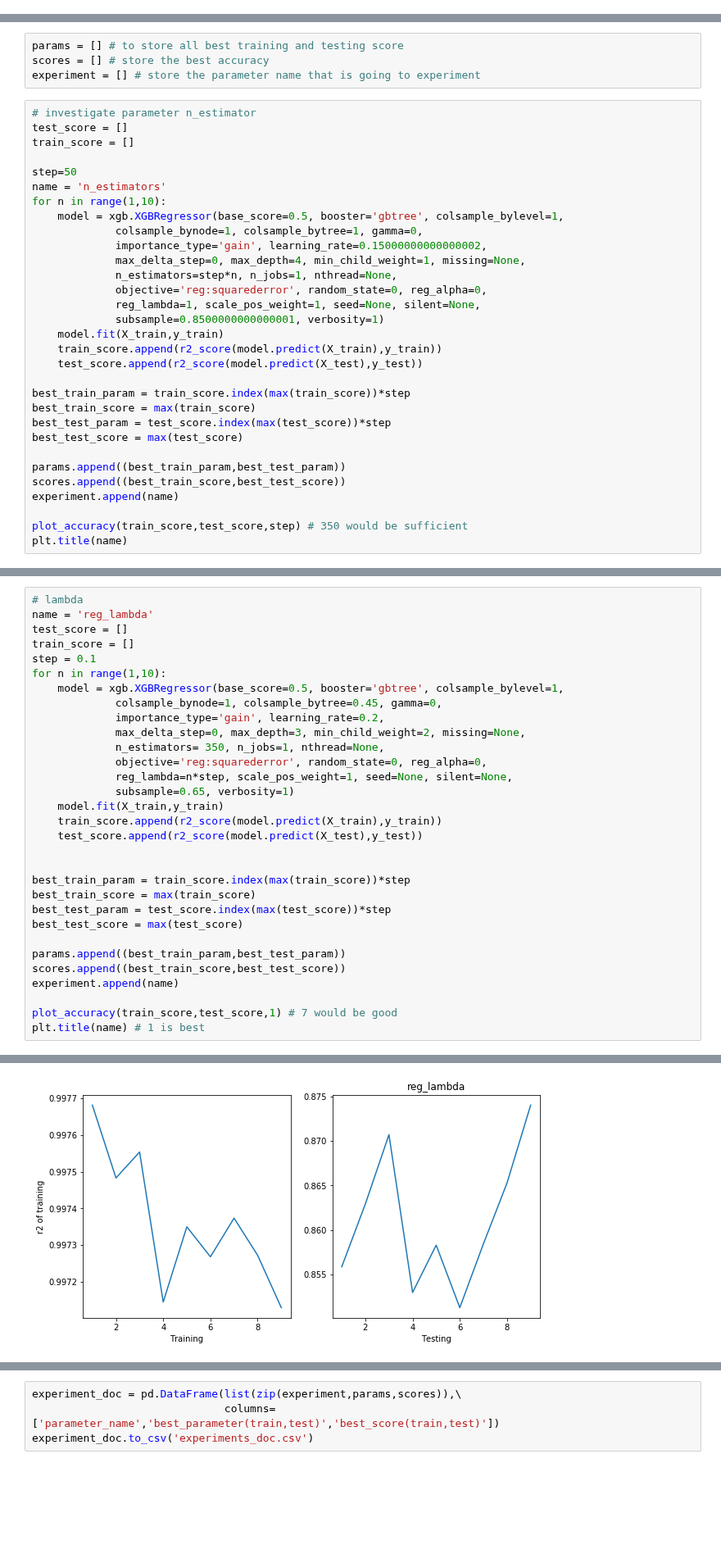
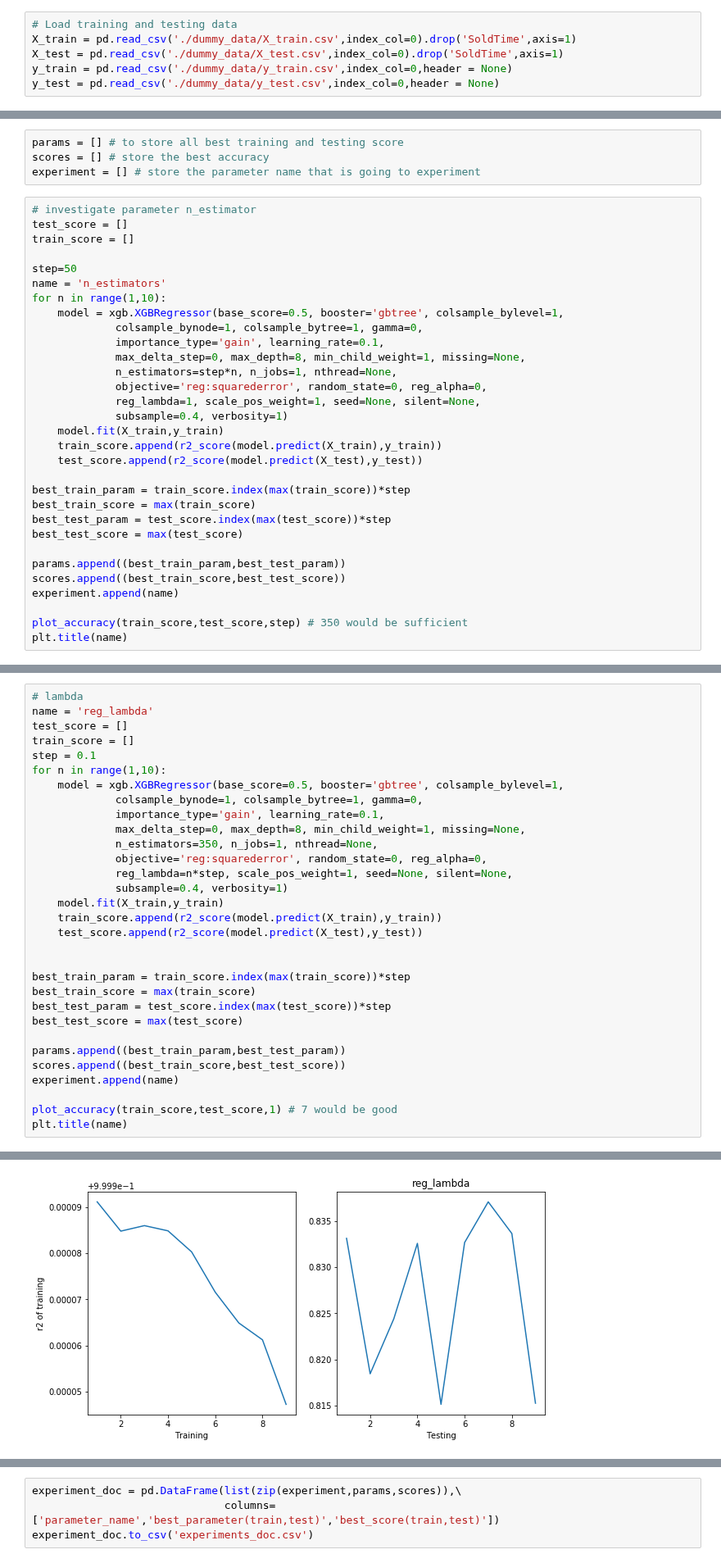
Before and after one commit to Shunling/CapstoneProjects, a Jupyter notebook: HousePriceRegression/Shirley_HousePriceRegression_ML_Xgboost_Fine_tuning.ipynb, the cells around one changed output, grey strips where cells are left out. Shown at 82% size. Drawn from its saved outputs; the diff is of its cells as text; blank space fills up the shorter version.

```diff
--- a/HousePriceRegression/Shirley_HousePriceRegression_ML_Xgboost_Fine_tuning.ipynb
+++ b/HousePriceRegression/Shirley_HousePriceRegression_ML_Xgboost_Fine_tuning.ipynb
@@ -29,3 +22,9 @@ X_train,X_test,y_train,y_test = train_test_split(X,y,test_size=0.3, random_state
+# %%
+# Load training and testing data
+X_train = pd.read_csv('./dummy_data/X_train.csv',index_col=0).drop('SoldTime',axis=1)
+X_test = pd.read_csv('./dummy_data/X_test.csv',index_col=0).drop('SoldTime',axis=1)
+y_train = pd.read_csv('./dummy_data/y_train.csv',index_col=0,header = None)
+y_test = pd.read_csv('./dummy_data/y_test.csv',index_col=0,header = None)
 # %%
 X_train.shape,X_test.shape,y_train.shape,y_test.shape
 # %% [output]
@@ -58,12 +57,12 @@ name = 'n_estimators'
 for n in range(1,10):
     model = xgb.XGBRegressor(base_score=0.5, booster='gbtree', colsample_bylevel=1,
              colsample_bynode=1, colsample_bytree=1, gamma=0,
-             importance_type='gain', learning_rate=0.15000000000000002,
-             max_delta_step=0, max_depth=4, min_child_weight=1, missing=None,
+             importance_type='gain', learning_rate=0.1,
+             max_delta_step=0, max_depth=8, min_child_weight=1, missing=None,
              n_estimators=step*n, n_jobs=1, nthread=None,
              objective='reg:squarederror', random_state=0, reg_alpha=0,
              reg_lambda=1, scale_pos_weight=1, seed=None, silent=None,
-             subsample=0.8500000000000001, verbosity=1)
+             subsample=0.4, verbosity=1)
     model.fit(X_train,y_train)
     train_score.append(r2_score(model.predict(X_train),y_train))
     test_score.append(r2_score(model.predict(X_test),y_test))
@@ -85,37 +84,37 @@ Text(0.5, 1.0, 'n_estimators')
 # %%
 # lambda
 name = 'reg_lambda'
 test_score = []
 train_score = []
 step = 0.1
 for n in range(1,10):
     model = xgb.XGBRegressor(base_score=0.5, booster='gbtree', colsample_bylevel=1,
-             colsample_bynode=1, colsample_bytree=0.45, gamma=0,
-             importance_type='gain', learning_rate=0.2,
-             max_delta_step=0, max_depth=3, min_child_weight=2, missing=None,
-             n_estimators= 350, n_jobs=1, nthread=None,
+             colsample_bynode=1, colsample_bytree=1, gamma=0,
+             importance_type='gain', learning_rate=0.1,
+             max_delta_step=0, max_depth=8, min_child_weight=1, missing=None,
+             n_estimators=350, n_jobs=1, nthread=None,
              objective='reg:squarederror', random_state=0, reg_alpha=0,
              reg_lambda=n*step, scale_pos_weight=1, seed=None, silent=None,
-             subsample=0.65, verbosity=1)
+             subsample=0.4, verbosity=1)
     model.fit(X_train,y_train)
     train_score.append(r2_score(model.predict(X_train),y_train))
     test_score.append(r2_score(model.predict(X_test),y_test))
 
 
 best_train_param = train_score.index(max(train_score))*step
 best_train_score = max(train_score)
 best_test_param = test_score.index(max(test_score))*step
 best_test_score = max(test_score)
 
 params.append((best_train_param,best_test_param))
 scores.append((best_train_score,best_test_score))
 experiment.append(name)
 
 plot_accuracy(train_score,test_score,1) # 7 would be good
-plt.title(name) # 1 is best
+plt.title(name)
 # %% [output]
 Text(0.5, 1.0, 'reg_lambda')
-[figure, old version]
+[figure, new version]
 # %%
 # Learning_rate:
 step = 0.02
```
Also changed, not shown: parts of 18 cells of this notebook.
